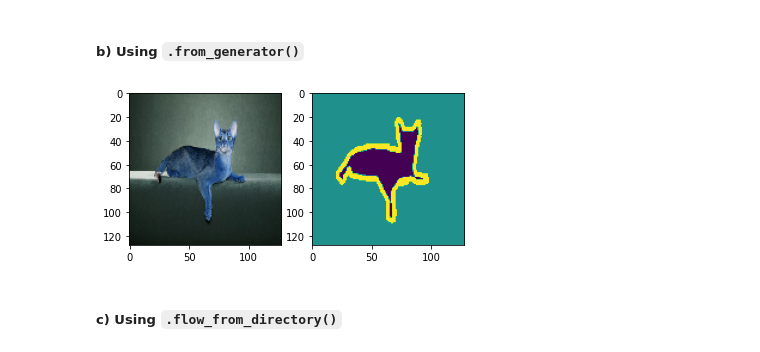
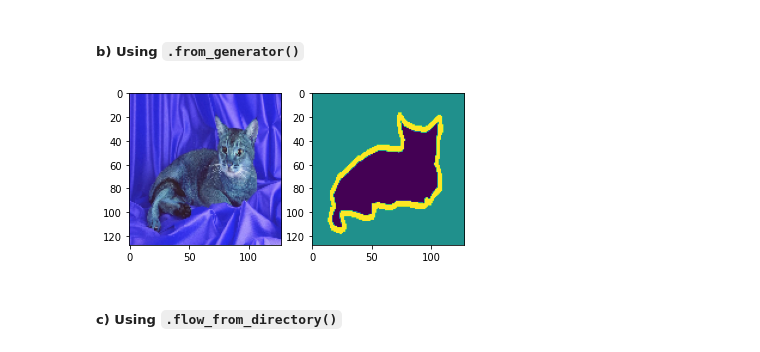
Before and after one commit to guillemboada/Loading-Benchmark, a Jupyter notebook: DatasetLoadingBenchmark.ipynb, the cells around one changed output. Cells and saved outputs as stored; diff of their text form; code cells hidden in the pictures.

Commit message:
Add approach with manual caching (preload data)

```diff
--- a/DatasetLoadingBenchmark.ipynb
+++ b/DatasetLoadingBenchmark.ipynb
@@ -72,16 +72,24 @@ NameError: name 'DATA_PATH' is not defined
 # %%
 from DatasetLoadingApproaches import using_from_generator
 
-generator_b = using_from_generator.get_generator(DATA_PATH, BATCH_SIZE)
-dataset_b = using_from_generator.get_dataset(DATA_PATH, BATCH_SIZE)
+# From paths
+generator_b_from_paths = using_from_generator.get_generator_from_paths(DATA_PATH, BATCH_SIZE)
+dataset_b_from_paths = using_from_generator.get_dataset_from_paths(DATA_PATH, BATCH_SIZE)
 
-for batch in dataset_b.take(1):
+# From preloaded data (kind of a manual cache). It should be faster because data is already in the RAM during training and does not need to be loaded at every epoch
+images_paths, masks_paths = using_from_generator.get_data_paths(DATA_PATH)
+images = using_from_generator.load_samples(images_paths, "images", verbose=1)
+masks = using_from_generator.load_samples(masks_paths, "masks", verbose=1)
+generator_b_from_data = using_from_generator.get_generator_from_data(images, masks, BATCH_SIZE)
+dataset_b_from_data = using_from_generator.get_dataset_from_data(images, masks, BATCH_SIZE)
+
+for batch in dataset_b_from_data.take(5):
     sample_image = batch[0][0]
     sample_mask = batch[1][0]
     plt.subplot(1,2,1); plt.imshow(sample_image)
     plt.subplot(1,2,2); plt.imshow(sample_mask)
 # %% [output]
-[figure, old version]
+[figure, new version]
 # %% [markdown]
 ##### **c)** Using `.flow_from_directory()`
 # %% [markdown]
```
Also changed, not shown: parts of 3 cells of this notebook, 1 other file.
